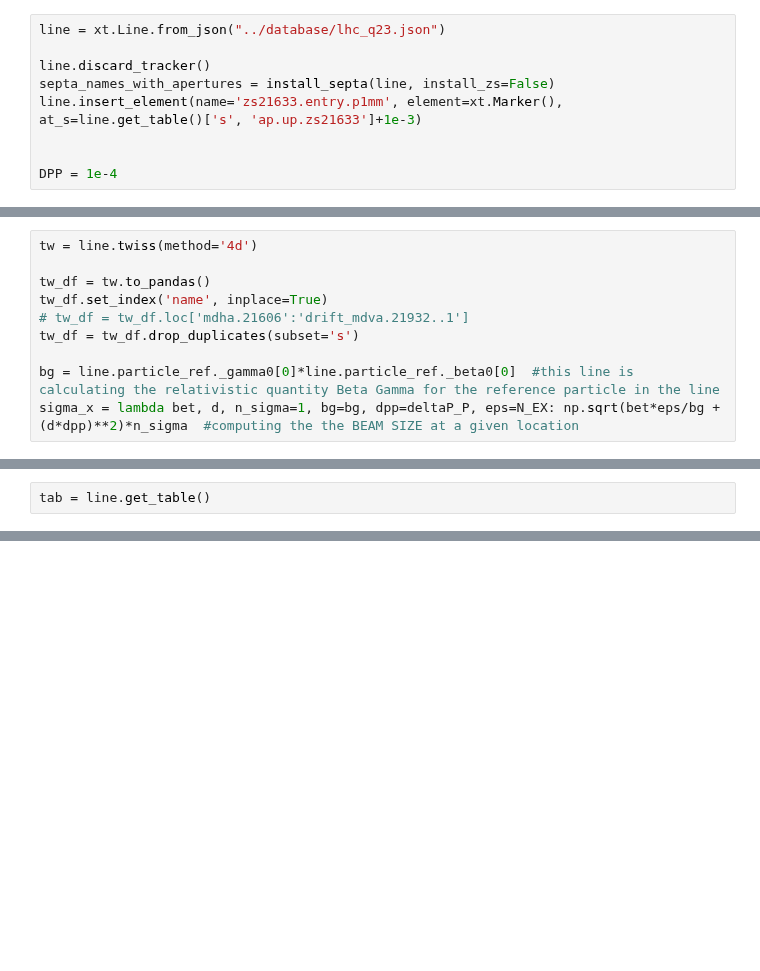
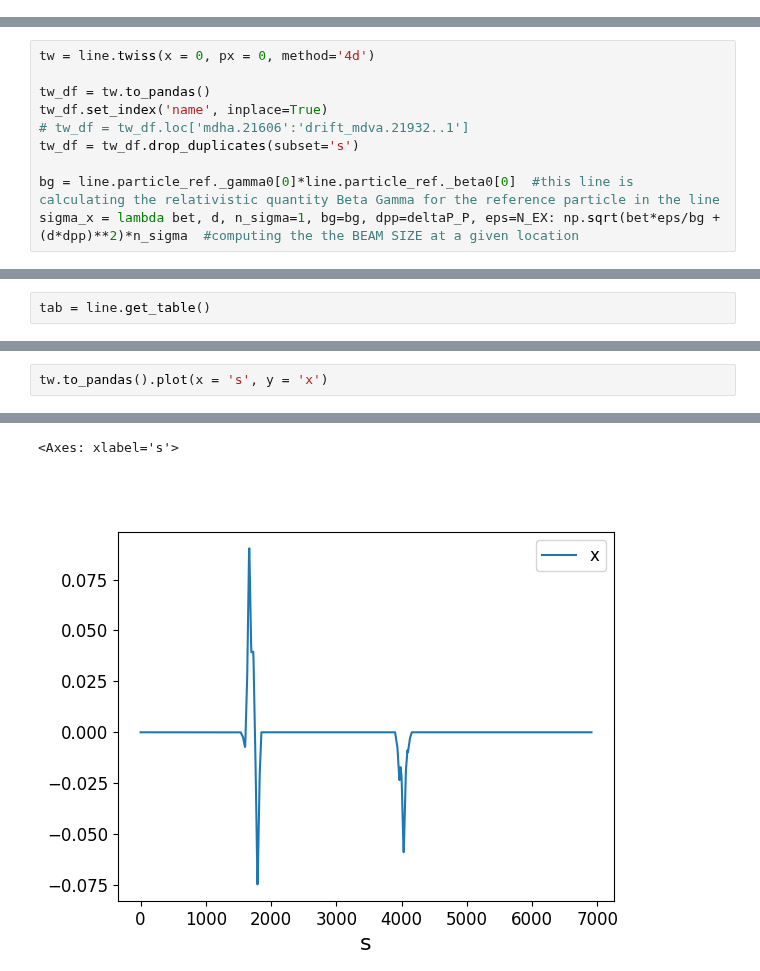
Before and after one commit to giacomells/Technical-Student-2024-2025, a Jupyter notebook: Optics studies/NonResonantExtractionExample.ipynb, the cells around one changed output, grey strips where cells are left out. Drawn from its saved outputs; the diff is of its cells as text; blank space fills up the shorter version.

```diff
--- a/Optics studies/NonResonantExtractionExample.ipynb
+++ b/Optics studies/NonResonantExtractionExample.ipynb
@@ -660,11 +439,2 @@ fig.axes[2].legend()
 # %% [markdown]
 # Tracking a beam to see the effect of the crystal
-# %%
-line = xt.Line.from_json("../database/lhc_q23.json")
-
-line.discard_tracker()
-septa_names_with_apertures = install_septa(line, install_zs=False)
-line.insert_element(name='zs21633.entry.p1mm', element=xt.Marker(), at_s=line.get_table()['s', 'ap.up.zs21633']+1e-3)
-
-
-DPP = 1e-4
@@ -673,5 +441,5 @@ Done loading line from dict.
 # %%
-tw = line.twiss(method='4d')
+tw = line.twiss(x = 0, px = 0, method='4d')
 
 tw_df = tw.to_pandas()
 tw_df.set_index('name', inplace=True)
@@ -855,0 +601,3 @@ ax.legend()
+# %%
+tw.to_pandas().plot(x = 's', y = 'x')
+# %% [output]
@@ -855,0 +605,2 @@ ax.legend()
+<Axes: xlabel='s'>
+[figure, added]
```
Also changed, not shown: parts of 41 cells of this notebook.
